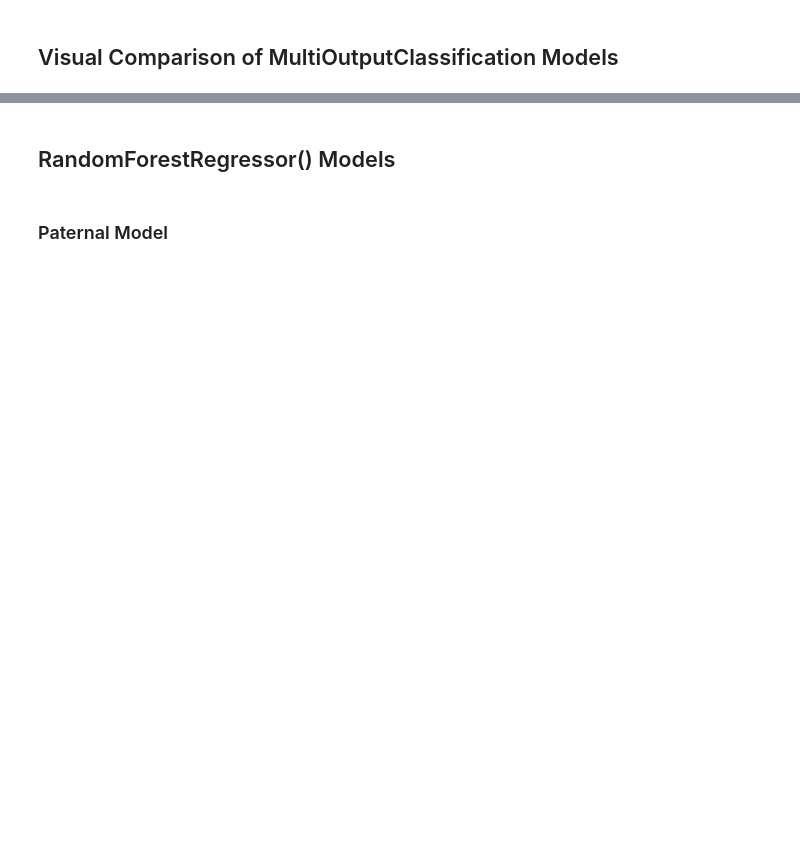
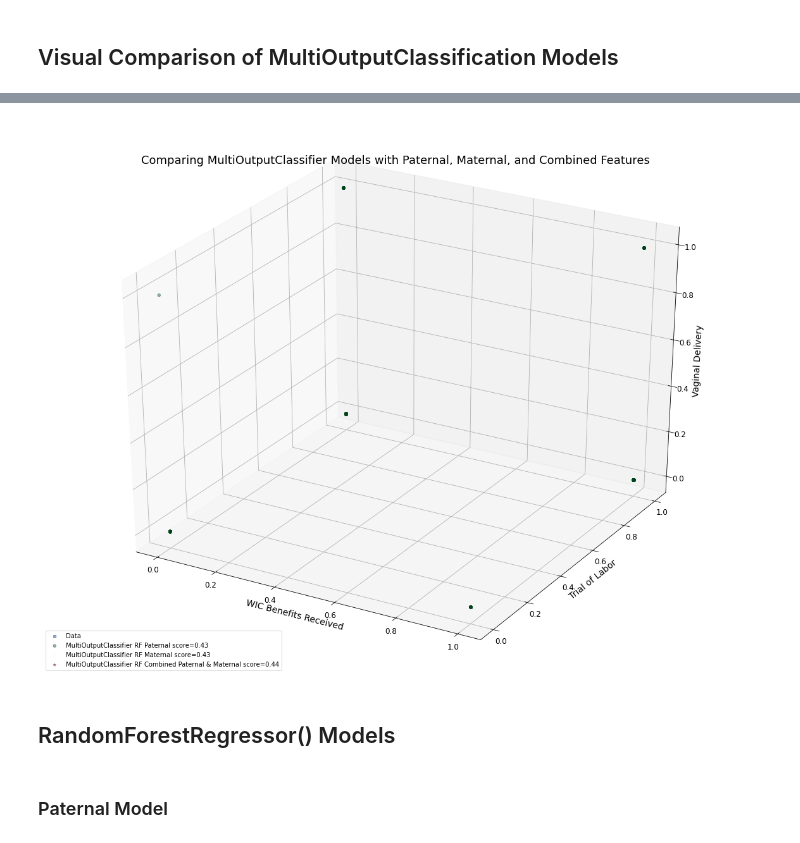
Before and after one commit to beckyeng226/CapstoneProject, a Jupyter notebook: Capstone_Project_Live_Birth_Data_Working_File_2_1_23.ipynb, the cells around one changed output, grey strips where cells are left out. Cells and saved outputs as stored; diff of their text form; code cells hidden in the pictures; blank space fills up the shorter version.

```diff
--- a/Capstone_Project_Live_Birth_Data_Working_File_2_1_23.ipynb
+++ b/Capstone_Project_Live_Birth_Data_Working_File_2_1_23.ipynb
@@ -56,6 +56,7 @@ from sklearn.metrics import accuracy_score, precision_score, recall_score, f1_sc
 from sklearn.metrics import mean_squared_error
 
 %matplotlib inline
+mpl.rc('axes', titlesize=20)
 mpl.rc('axes', labelsize=14)
 mpl.rc('xtick', labelsize=12)
 mpl.rc('ytick', labelsize=12)
@@ -656,3 +637,5 @@ joblib.dump(optimal_rf_clf_paternal, 'clf_paternal_model.pkl')
+# %%
+optimal_rf_clf_paternal = joblib.load('clf_paternal_model.pkl')
 # %%
 #predict responses based on the optimal paternal RandomForestClassifier model
 y_pred_rf_clf_paternal_optimal = optimal_rf_clf_paternal.predict(X_paternal_test)
@@ -1263,71 +1051,63 @@ optimal_rf_combined_f1
 # %% [markdown]
 ## Visual Comparison of MultiOutputClassification Models
 # %%
-# Plot the results
-plt.figure()
-s = 50
-a = 0.4
+from mpl_toolkits.mplot3d import axes3d
+
+fig = plt.figure(figsize=(20, 16))
+ax = fig.add_subplot(111, projection='3d')
+
 # Data
-plt.scatter(
-    y_clf_test[:, 0],
-    y_clf_test[:, 1],
-    y_clf_test[:, 2],
-    y_clf_test[:, 3],
-    edgecolor="k",
-    # c="navy",
-    s=s,
+ax.scatter(
+    y_clf_test.iloc[:, 0],
+    y_clf_test.iloc[:, 1],
+    y_clf_test.iloc[:, 2],
+    c=y_clf_test.iloc[:, 3],
+    cmap='Blues',
     marker="s",
-    alpha=a,
+    alpha=0.4,
     label="Data",
 )
 # Paternal features
-plt.scatter(
+ax.scatter(
     y_pred_rf_clf_paternal_optimal[:, 0],
     y_pred_rf_clf_paternal_optimal[:, 1],
     y_pred_rf_clf_paternal_optimal[:, 2],
-    y_pred_rf_clf_paternal_optimal[:, 3],
-    edgecolor="k",
-    # c="cornflowerblue",
-    s=s,
-    marker='o'
-    alpha=a,
+    c=y_pred_rf_clf_paternal_optimal[:, 3],
+    cmap='Greens',
+    marker='o',
+    alpha=0.4,
     label="MultiOutputClassifier RF Paternal score=%.2f" % optimal_rf_clf_paternal.score(X_paternal_test, y_clf_test),
 )
-# Maternal features
-plt.scatter(
+# # Maternal features
+ax.scatter(
     y_pred_rf_clf_maternal_optimal[:, 0],
     y_pred_rf_clf_maternal_optimal[:, 1],
     y_pred_rf_clf_maternal_optimal[:, 2],
-    y_pred_rf_clf_maternal_optimal[:, 3],
-    edgecolor="k",
-    # c="lightsteelblue",
-    s=s,
-    marker='^'
-    alpha=a,
+    c=y_pred_rf_clf_maternal_optimal[:, 3],
+    cmap='Purples',
+    marker='^',
+    alpha=0.4,
     label="MultiOutputClassifier RF Maternal score=%.2f" % optimal_rf_clf_maternal.score(X_maternal_test, y_clf_test),
 )
-# Combined Paternal and Maternal features
-plt.scatter(
+# # Combined Paternal and Maternal features
+ax.scatter(
     y_pred_rf_clf_combined_optimal[:, 0],
     y_pred_rf_clf_combined_optimal[:, 1],
     y_pred_rf_clf_combined_optimal[:, 2],
-    y_pred_rf_clf_combined_optimal[:, 3],
-    edgecolor="k",
-    # c="mediumpurple",
-    s=s,
-    marker='*'
-    alpha=a,
+    c=y_pred_rf_clf_combined_optimal[:, 3],
+    cmap='Reds',
+    marker='*',
+    alpha=0.4,
     label="MultiOutputClassifier RF Combined Paternal & Maternal score=%.2f" % optimal_rf_clf_combined.score(X_combined_test, y_clf_test),
 )
 
-plt.xlim([-6, 6])
-plt.ylim([-6, 6])
-plt.zlim([-6, 6])
-plt.xlabel("WIC Benefits Received")
-plt.ylabel("Trial of Labor")
-plt.zlabel("Vaginal Delivery")
-plt.clabel('Breastfeeding at Discharge')
-plt.title("Comparing MultiOutputClassifier Models with Paternal, Maternal, and Combined Features")
-plt.legend()
+# plt.xlim([-6, 6])
+# plt.ylim([-6, 6])
+# plt.zlim([-6, 6])
+ax.set_xlabel("WIC Benefits Received")
+ax.set_ylabel("Trial of Labor")
+ax.set_zlabel("Vaginal Delivery")
+ax.set_title("Comparing MultiOutputClassifier Models with Paternal, Maternal, and Combined Features")
+ax.legend(loc=3)
 plt.show()
 # %% [output]
@@ -1335,3 +1114,4 @@ SyntaxError: ignored
+[figure, added]
 # %% [markdown]
 ## RandomForestRegressor() Models
 # %% [markdown]
```
Also changed, not shown: parts of 110 cells of this notebook.
